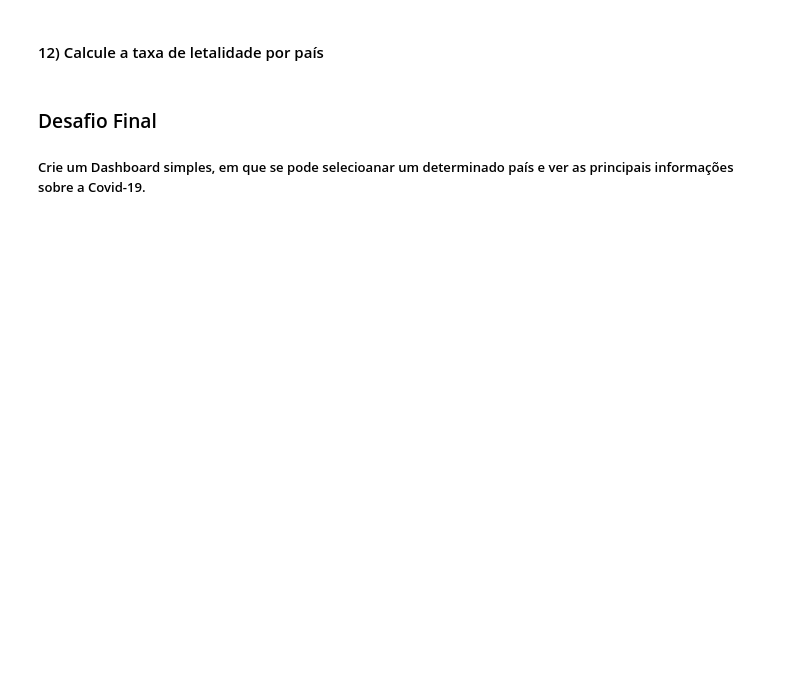
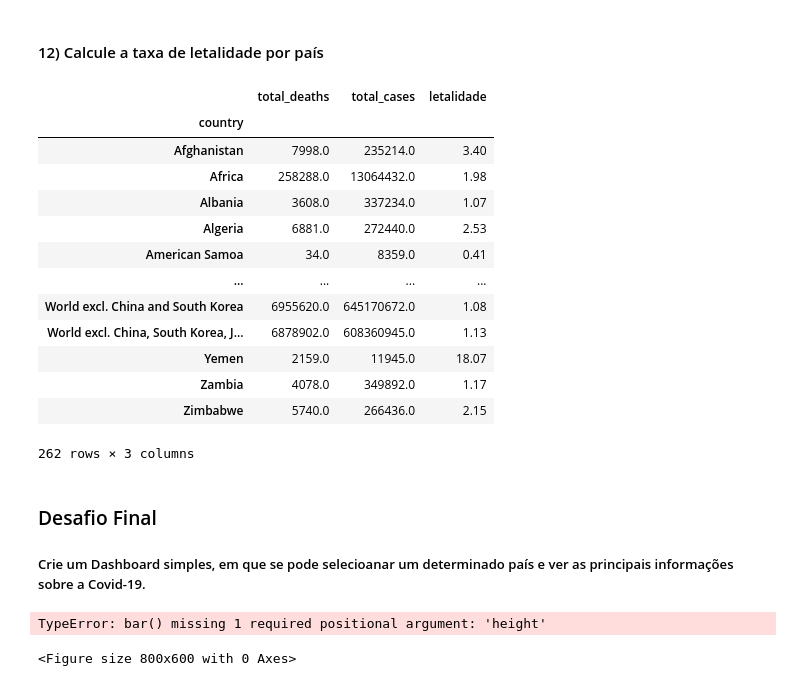
Before and after one commit to Duduur/Conceitos---python_bibliotecas, a Jupyter notebook: Aula_13_Exercicio_Analise_Exploratoria_de_Dados.ipynb, the cells around one changed output. Cells and saved outputs as stored; diff of their text form; code cells hidden in the pictures; blank space fills up the shorter version.

```diff
--- a/Aula_13_Exercicio_Analise_Exploratoria_de_Dados.ipynb
+++ b/Aula_13_Exercicio_Analise_Exploratoria_de_Dados.ipynb
@@ -145,5 +152,39 @@ NameError: name 'br' is not defined
 # %% [markdown]
 #### 12) Calcule a taxa de letalidade por país
+# %%
+df_letalidade = df.groupby('country')[['total_deaths','total_cases']].max()
+df_letalidade['letalidade'] = ((df_letalidade['total_deaths']/df_letalidade['total_cases'])*100).round(2)
+df_letalidade.sort_values(by='letalidade',ascending=False).head(30)
+# %% [output]
+|  | total_deaths | total_cases | letalidade |
+| country |  |  |  |
+| Afghanistan | 7998.0 | 235214.0 | 3.40 |
+| Africa | 258288.0 | 13064432.0 | 1.98 |
+| Albania | 3608.0 | 337234.0 | 1.07 |
+| Algeria | 6881.0 | 272440.0 | 2.53 |
+| American Samoa | 34.0 | 8359.0 | 0.41 |
+| ... | ... | ... | ... |
+| World excl. China and South Korea | 6955620.0 | 645170672.0 | 1.08 |
+| World excl. China, South Korea, J... | 6878902.0 | 608360945.0 | 1.13 |
+| Yemen | 2159.0 | 11945.0 | 18.07 |
+| Zambia | 4078.0 | 349892.0 | 1.17 |
+| Zimbabwe | 5740.0 | 266436.0 | 2.15 |
+262 rows × 3 columns
 # %% [markdown]
 ### Desafio Final
 ##### Crie um Dashboard simples, em que se pode selecioanar um determinado país e ver as principais informações sobre a Covid-19.
+# %%
+plt.figure(figsize=(8,6))
+plt.bar(brasil['new_cases'],
+         bins=30,
+         edgecolor='black',
+         color='orange',
+         alpha=0.7)
+
+plt.title('Distribuição de Novos Casos')
+plt.xlabel('Casos')
+plt.ylabel('Frequência')
+plt.show()
+# %% [output]
+TypeError: bar() missing 1 required positional argument: 'height'
+<Figure size 800x600 with 0 Axes>
```
Also changed, not shown: parts of 3 cells of this notebook, 1 other file.
